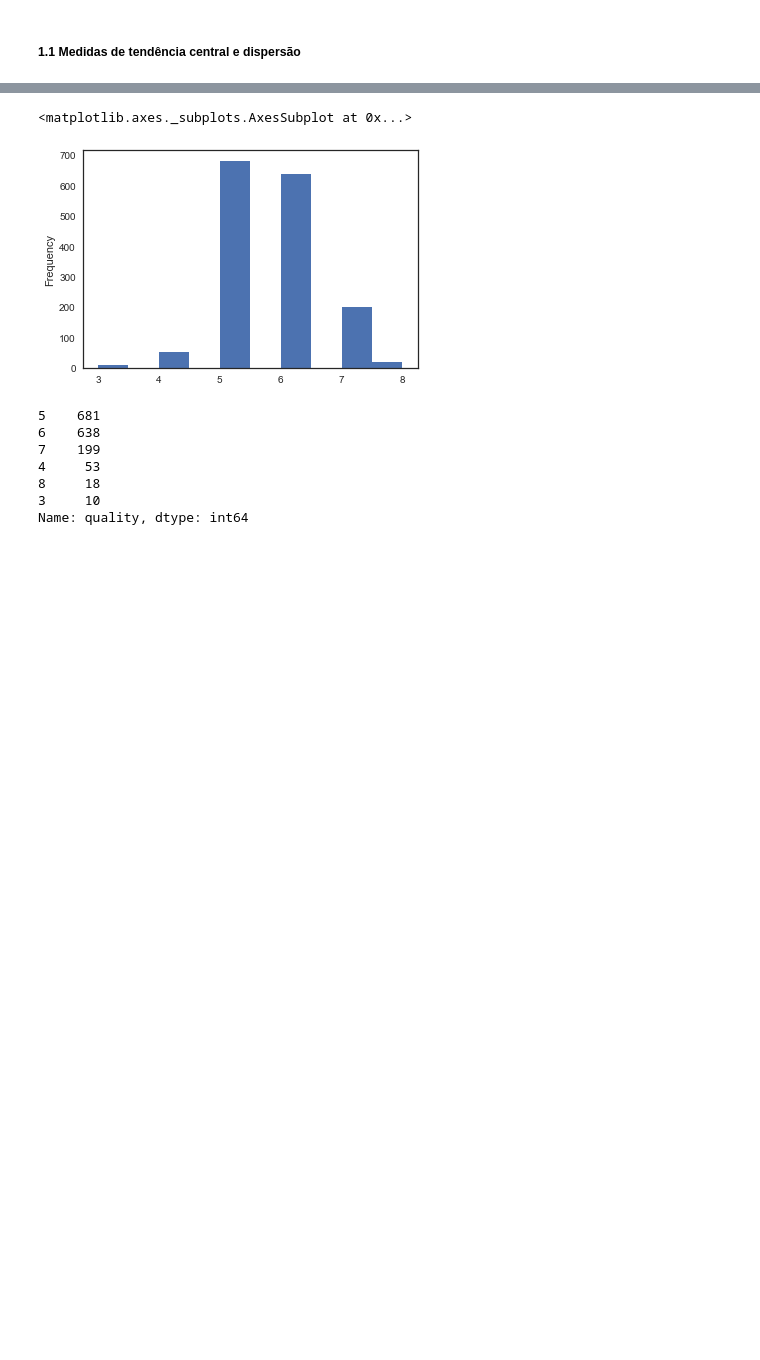
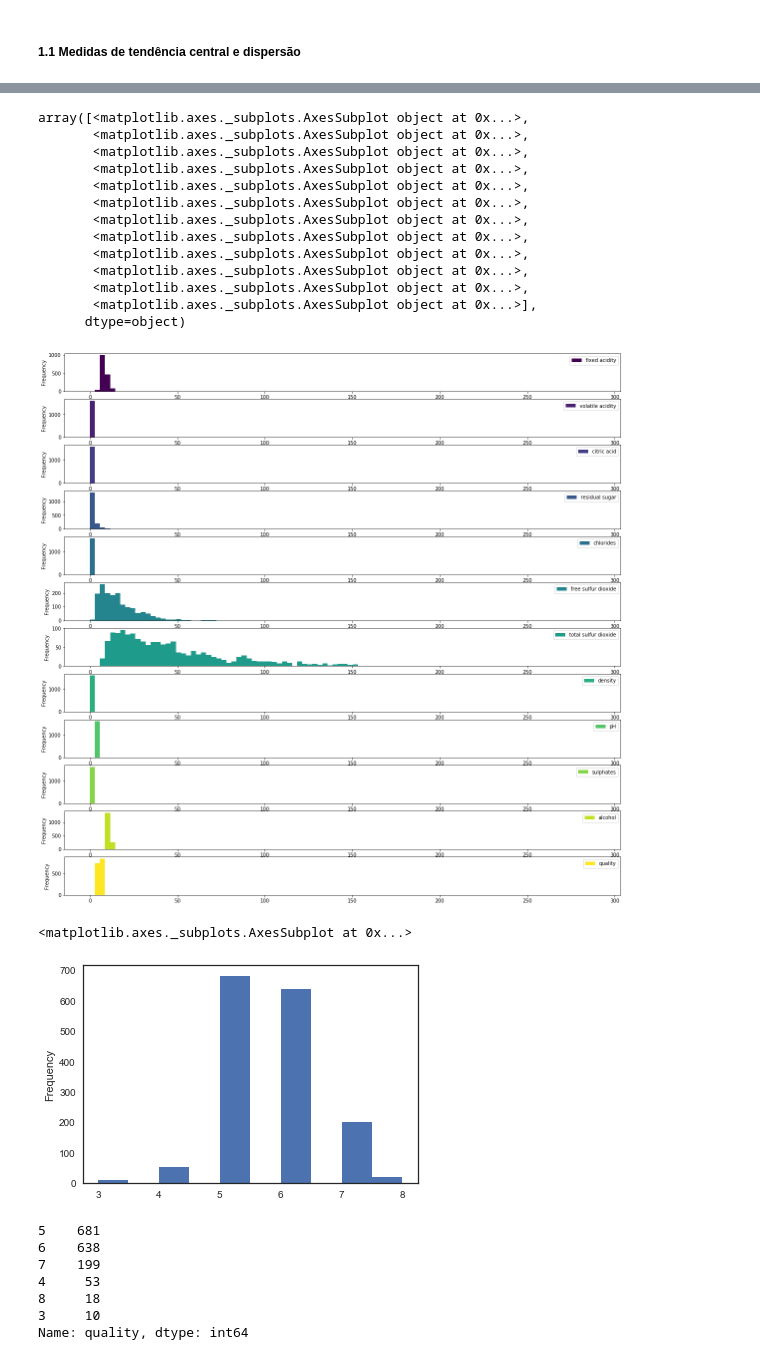
Before and after one commit to menubie/data-science-abril-19, a Jupyter notebook: 11-exploratory-analysis/main_analysis_answers.ipynb, the cells around one changed output, grey strips where cells are left out. Cells and saved outputs as stored; diff of their text form; code cells hidden in the pictures; blank space fills up the shorter version.

Commit message:
[wip] add more charts

```diff
--- a/11-exploratory-analysis/main_analysis_answers.ipynb
+++ b/11-exploratory-analysis/main_analysis_answers.ipynb
@@ -45 +38,3 @@ df.loc[df.quality>=7, "is_good"] = True
+# %%
+df = pd.read_csv("data/red-wine-quality-cortez-et-al-2009.zip")
 # %% [markdown]
@@ -98,3 +115,20 @@ df.boxplot(['fixed acidity', 'volatile acidity', 'citric acid', 'residual sugar'
+# %%
+df.plot(kind="hist", subplots=True, figsize=(20,20), sharex=False, sharey=False, bins=100, colormap="viridis")
+# %% [output]
+array([<matplotlib.axes._subplots.AxesSubplot object at 0x...>,
+       <matplotlib.axes._subplots.AxesSubplot object at 0x...>,
+       <matplotlib.axes._subplots.AxesSubplot object at 0x...>,
+       <matplotlib.axes._subplots.AxesSubplot object at 0x...>,
+       <matplotlib.axes._subplots.AxesSubplot object at 0x...>,
+       <matplotlib.axes._subplots.AxesSubplot object at 0x...>,
+       <matplotlib.axes._subplots.AxesSubplot object at 0x...>,
+       <matplotlib.axes._subplots.AxesSubplot object at 0x...>,
+       <matplotlib.axes._subplots.AxesSubplot object at 0x...>,
+       <matplotlib.axes._subplots.AxesSubplot object at 0x...>,
+       <matplotlib.axes._subplots.AxesSubplot object at 0x...>,
+       <matplotlib.axes._subplots.AxesSubplot object at 0x...>],
+      dtype=object)
+[figure, added]
 # %%
 # Histograma:
 df.quality.plot.hist()
```
Also changed, not shown: parts of 20 cells of this notebook.
